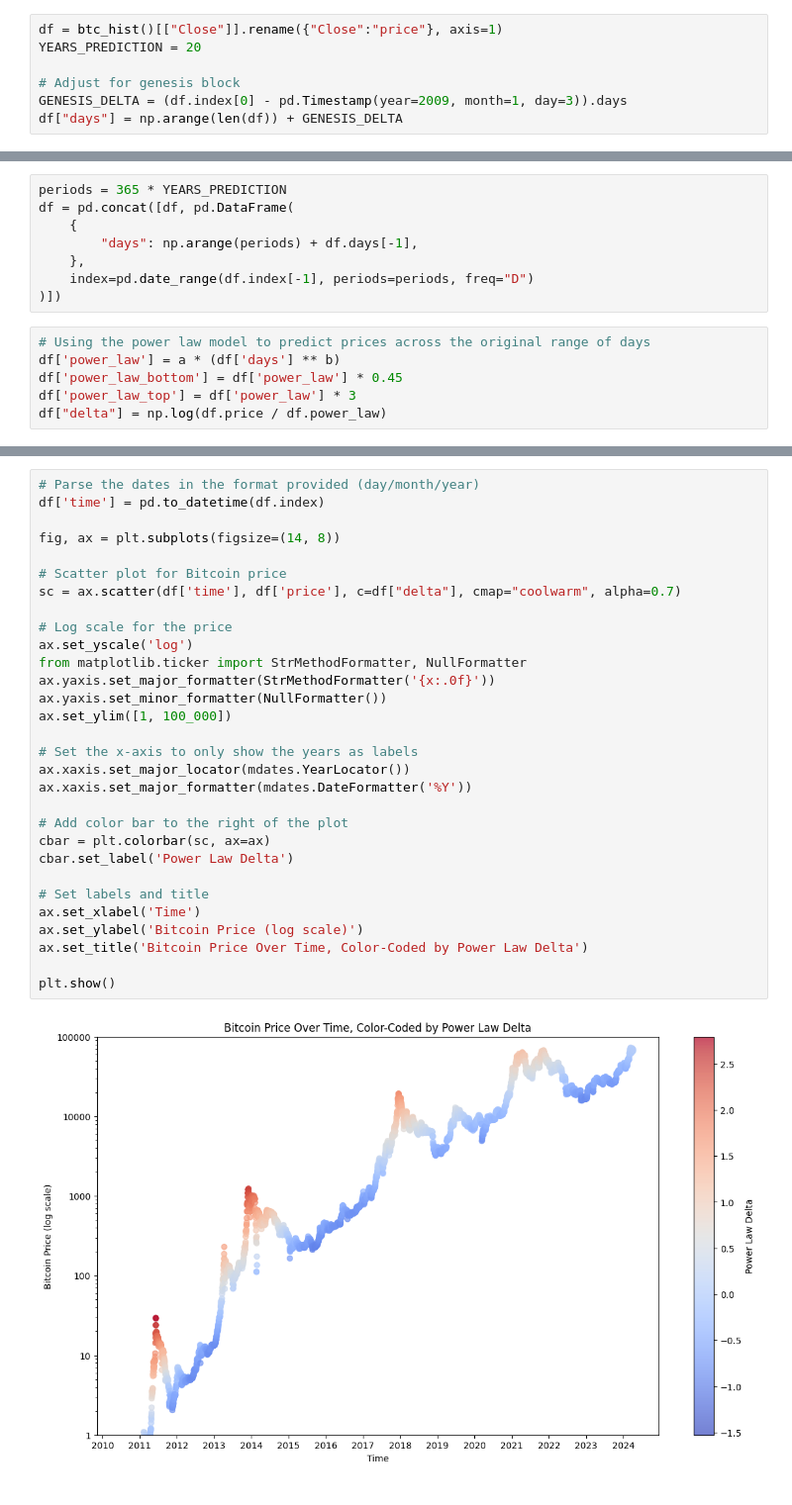
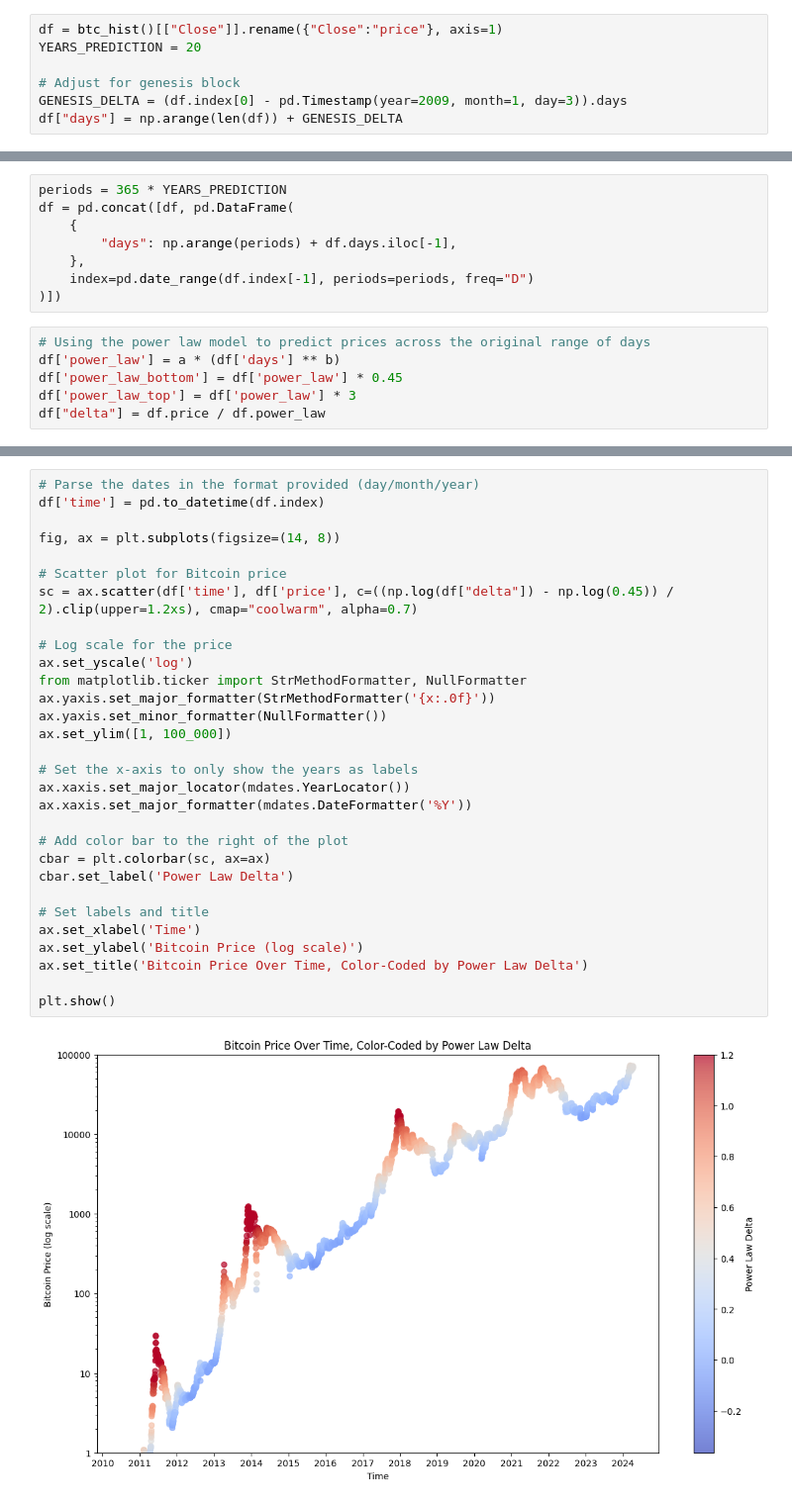
Before and after one commit to dakixr/isbtchot, a Jupyter notebook: notebooks/power_law.ipynb, the cells around one changed output, grey strips where cells are left out. Shown: that part at 99% size. Saved outputs shown, nothing was run; the diff lists cells and outputs as text.

```diff
--- a/notebooks/power_law.ipynb
+++ b/notebooks/power_law.ipynb
@@ -34,7 +34,7 @@ a, b
 periods = 365 * YEARS_PREDICTION
 df = pd.concat([df, pd.DataFrame(
     {
-        "days": np.arange(periods) + df.days[-1],
+        "days": np.arange(periods) + df.days.iloc[-1],
     },
     index=pd.date_range(df.index[-1], periods=periods, freq="D")
 )])
@@ -43,7 +43,7 @@ df = pd.concat([df, pd.DataFrame(
 df['power_law'] = a * (df['days'] ** b)
 df['power_law_bottom'] = df['power_law'] * 0.45
 df['power_law_top'] = df['power_law'] * 3
-df["delta"] = np.log(df.price / df.power_law)
+df["delta"] = df.price / df.power_law
 # %%
 # Plotting the data
 plt.figure(figsize=(10, 6))
@@ -124,32 +131,32 @@ plt.show()
 # %%
 # Parse the dates in the format provided (day/month/year)
 df['time'] = pd.to_datetime(df.index)
 
 fig, ax = plt.subplots(figsize=(14, 8))
 
 # Scatter plot for Bitcoin price
-sc = ax.scatter(df['time'], df['price'], c=df["delta"], cmap="coolwarm", alpha=0.7)
+sc = ax.scatter(df['time'], df['price'], c=((np.log(df["delta"]) - np.log(0.45)) / 2).clip(upper=1.2xs), cmap="coolwarm", alpha=0.7)
 
 # Log scale for the price
 ax.set_yscale('log')
 from matplotlib.ticker import StrMethodFormatter, NullFormatter
 ax.yaxis.set_major_formatter(StrMethodFormatter('{x:.0f}'))
 ax.yaxis.set_minor_formatter(NullFormatter())
 ax.set_ylim([1, 100_000])
 
 # Set the x-axis to only show the years as labels
 ax.xaxis.set_major_locator(mdates.YearLocator())
 ax.xaxis.set_major_formatter(mdates.DateFormatter('%Y'))
 
 # Add color bar to the right of the plot
 cbar = plt.colorbar(sc, ax=ax)
 cbar.set_label('Power Law Delta')
 
 # Set labels and title
 ax.set_xlabel('Time')
 ax.set_ylabel('Bitcoin Price (log scale)')
 ax.set_title('Bitcoin Price Over Time, Color-Coded by Power Law Delta')
 
 plt.show()
 # %% [output]
-[figure, old version]
+[figure, new version]
```
Also changed, not shown: parts of 9 cells of this notebook.
